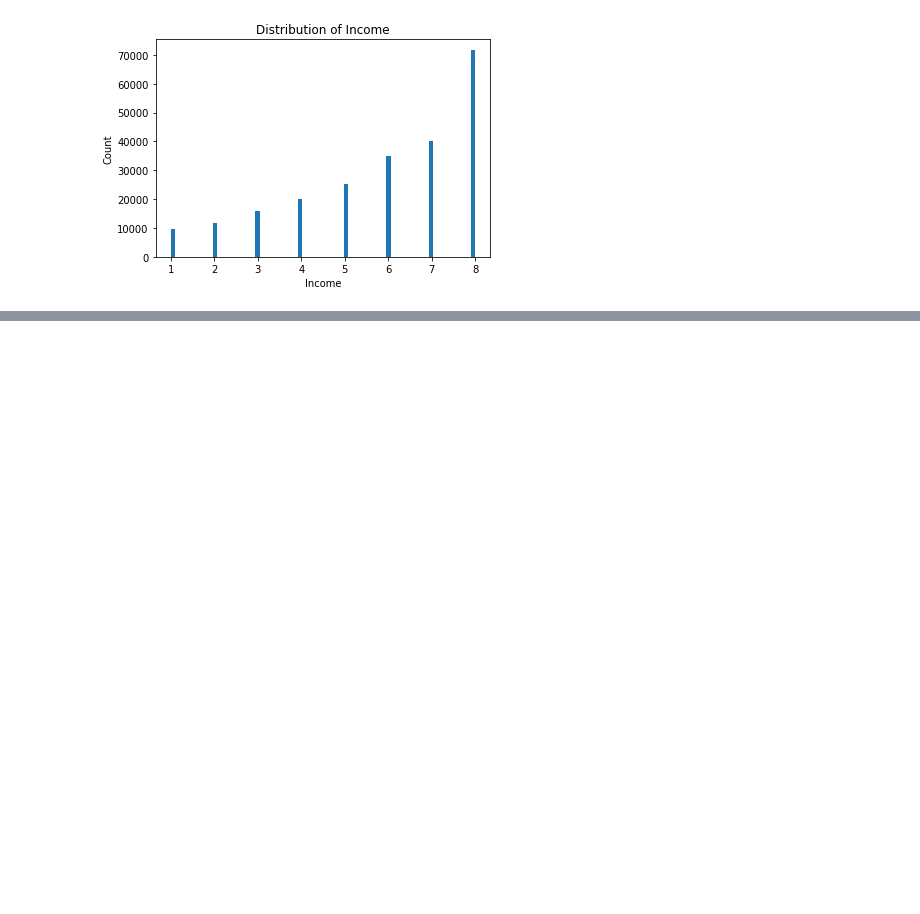
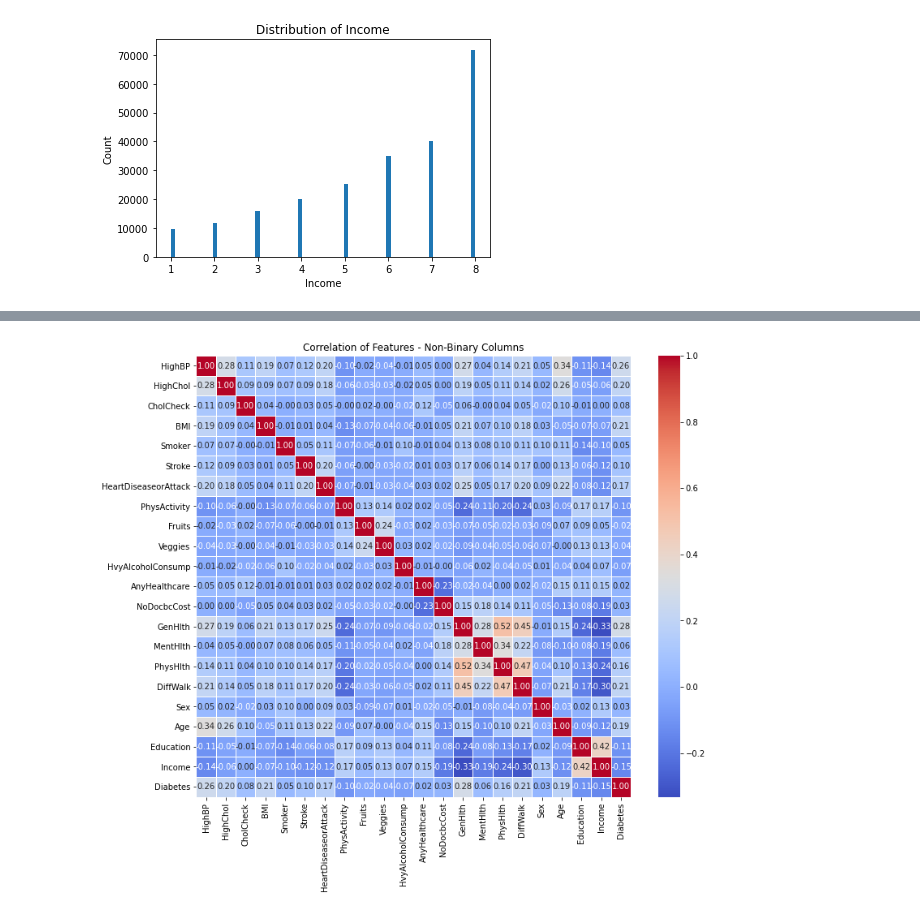
Before and after one commit to bmartinyeye99/Bayesian-Network-for-Diabetes-Data, a Jupyter notebook: zadanie_3_bayes.ipynb, the cells around one changed output, grey strips where cells are left out. Cells and saved outputs as stored; diff of their text form; code cells hidden in the pictures; blank space fills up the shorter version.

```diff
--- a/zadanie_3_bayes.ipynb
+++ b/zadanie_3_bayes.ipynb
@@ -114,0 +124,26 @@ for col in columns_of_interest:
+# %%
+# Encode categorical variables
+categorical_cols = ['Education', 'Income', 'GenHlth']
+label_encoder = LabelEncoder()
+for col in categorical_cols:
+    data[col] = label_encoder.fit_transform(data[col])
+
+# Calculate correlation matrix for non-binary columns
+correlation_matrix_nonbinary = data.corr()
+# %%
+# Increase the size of the heatmap
+plt.figure(figsize=(12, 10))
+
+# Generate heatmap for non-binary columns
+sns.heatmap(correlation_matrix_nonbinary, annot=True, cmap='coolwarm', fmt=".2f", linewidths=.5)
+
+# Add title
+plt.title("Correlation of Features - Non-Binary Columns")
+
+# Rotate the y-axis labels for better readability
+plt.yticks(rotation=0)
+
+# Show the plot
+plt.show()
+# %% [output]
+[figure, added]
```
Also changed, not shown: parts of 8 cells of this notebook.
